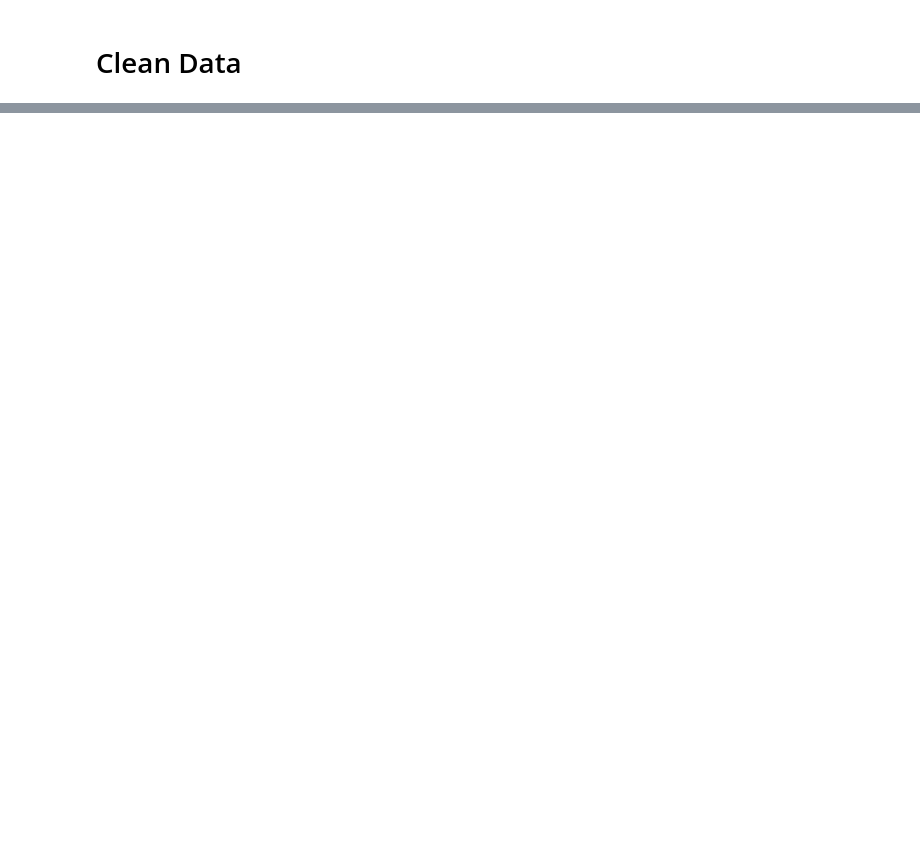
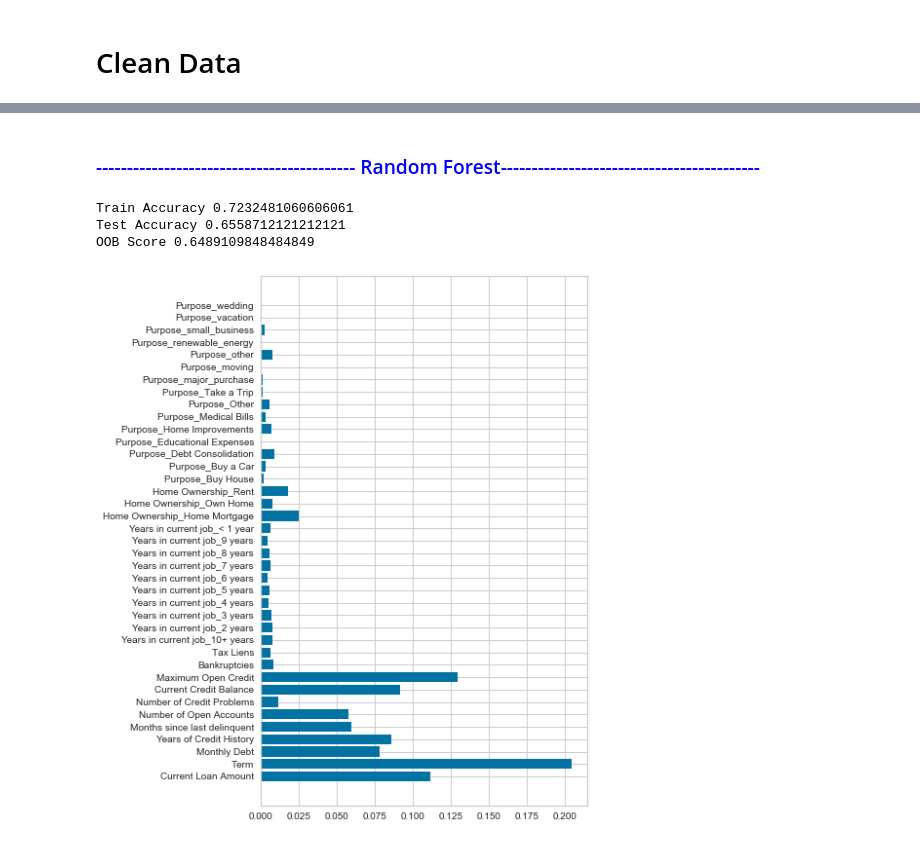
Before and after one commit to LaurentStar/Bank-Loans, a Jupyter notebook: master.ipynb, the cells around one changed output, grey strips where cells are left out. Drawn from its saved outputs; the diff is of its cells as text; code cells hidden in the pictures; blank space fills up the shorter version.

```diff
--- a/master.ipynb
+++ b/master.ipynb
@@ -97,0 +121,25 @@ memory usage: 3.1+ MB
+# %% [markdown]
+### <span style="color:blue">------------------------------------------ Random Forest------------------------------------------</span>
+# %%
+rf_clf = RandomForestClassifier(n_estimators= 300,
+                                criterion= 'gini',
+                                max_depth= 10,
+                                max_features= 'auto',
+                                oob_score= True)
+rf_clf.fit(X_train, y_train.ravel())
+
+accuracy_train = rf_clf.score(X_train, y_train)
+accuracy_test = rf_clf.score(X_test, y_test)
+oob = rf_clf.oob_score_
+
+print('Train Accuracy', accuracy_train)
+print('Test Accuracy', accuracy_test)
+print('OOB Score', oob)
+
+fig, ax = plt.subplots(figsize=(6, 10))
+ax.barh(width=rf_clf.feature_importances_, y=X_train.columns);
+# %% [output]
+Train Accuracy 0.7232481060606061
+Test Accuracy 0.6558712121212121
+OOB Score 0.6489109848484849
+[figure, added]
```
Also changed, not shown: parts of 23 cells of this notebook.
